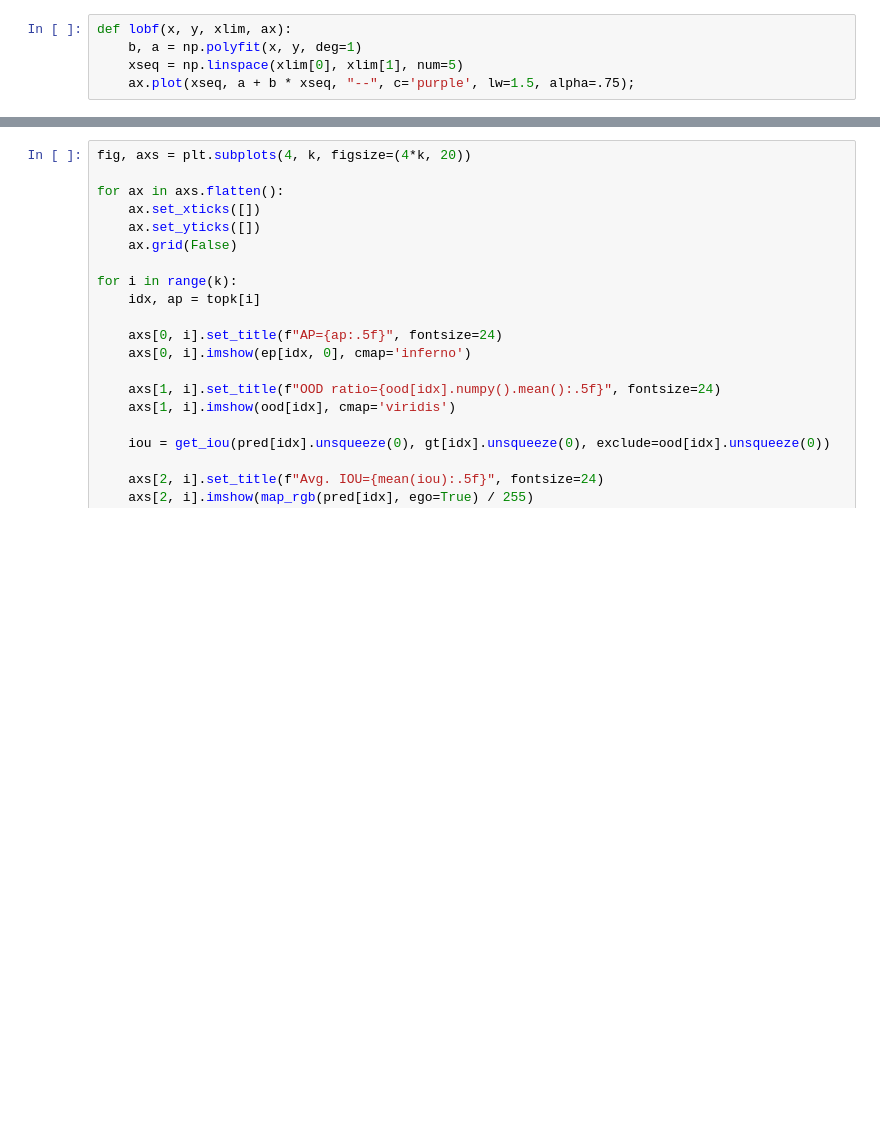
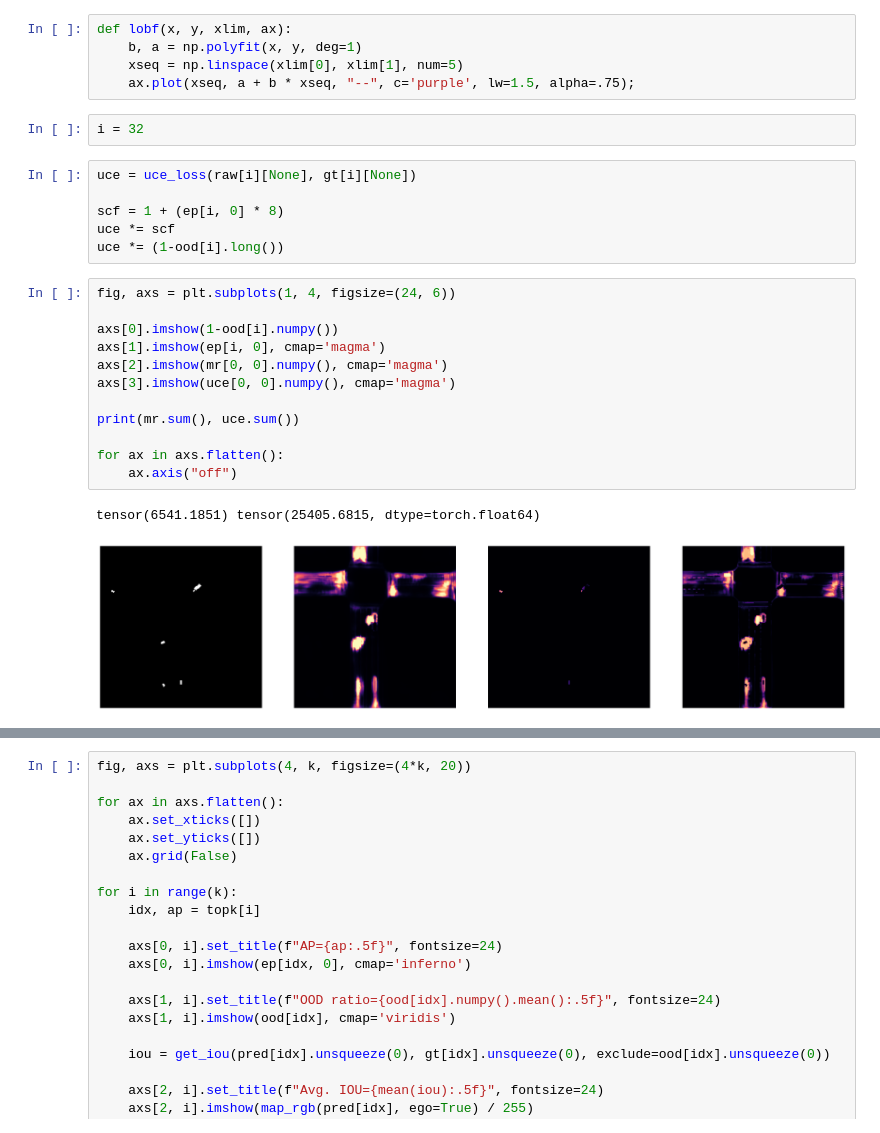
Before and after one commit to bluffish/ubev, a Jupyter notebook: notebooks/viz_new.ipynb, the cells around one changed output, grey strips where cells are left out. Cells and saved outputs as stored; diff of their text form; blank space fills up the shorter version.

```diff
--- a/notebooks/viz_new.ipynb
+++ b/notebooks/viz_new.ipynb
@@ -78,6 +80,29 @@ def lobf(x, y, xlim, ax):
     b, a = np.polyfit(x, y, deg=1)
     xseq = np.linspace(xlim[0], xlim[1], num=5)
     ax.plot(xseq, a + b * xseq, "--", c='purple', lw=1.5, alpha=.75);
+# %%
+i = 32
+# %%
+uce = uce_loss(raw[i][None], gt[i][None])
+
+scf = 1 + (ep[i, 0] * 8)
+uce *= scf
+uce *= (1-ood[i].long())
+# %%
+fig, axs = plt.subplots(1, 4, figsize=(24, 6))
+
+axs[0].imshow(1-ood[i].numpy())
+axs[1].imshow(ep[i, 0], cmap='magma')
+axs[2].imshow(mr[0, 0].numpy(), cmap='magma')
+axs[3].imshow(uce[0, 0].numpy(), cmap='magma')
+
+print(mr.sum(), uce.sum())
+
+for ax in axs.flatten():
+    ax.axis("off")
+# %% [output]
+tensor(6541.1851) tensor(25405.6815, dtype=torch.float64)
+[figure, added]
 # %%
 fig, axs = plt.subplots(1, 3, figsize=(18, 6))
 
```
Also changed, not shown: parts of 8 cells of this notebook, 12 other files.
